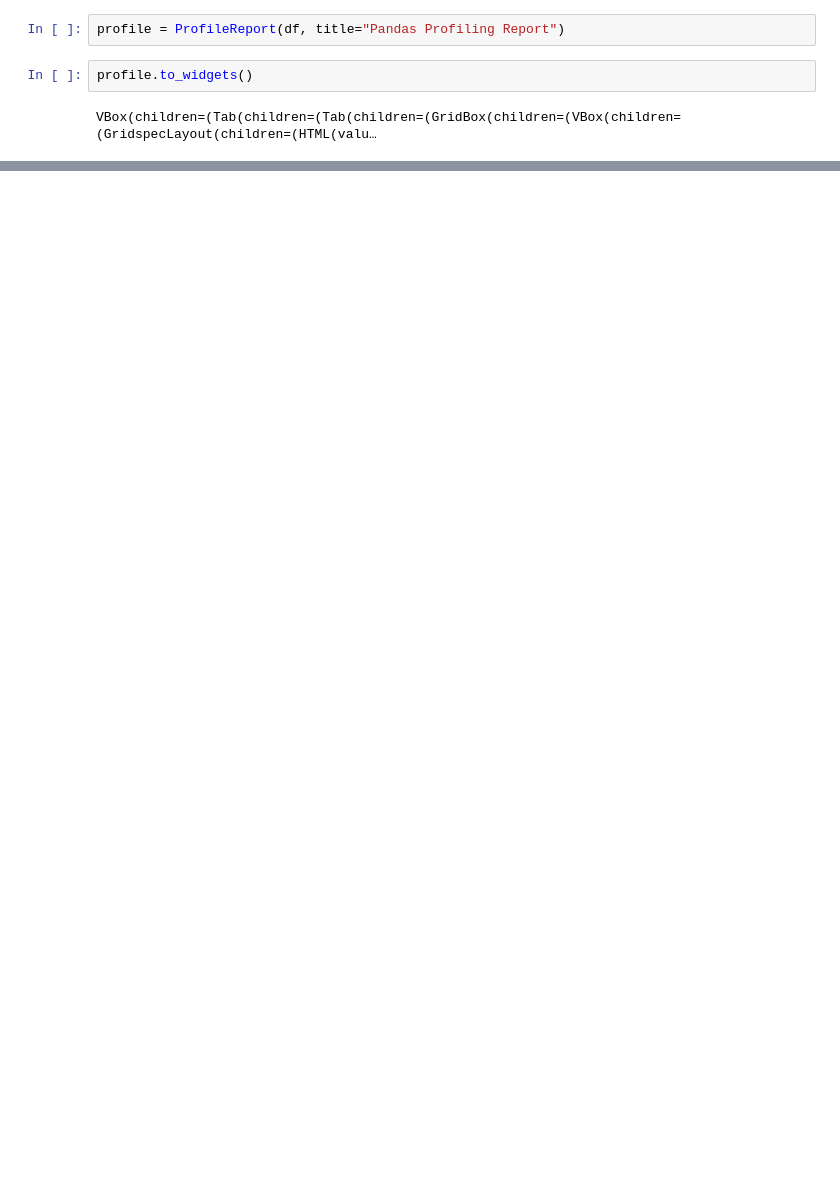
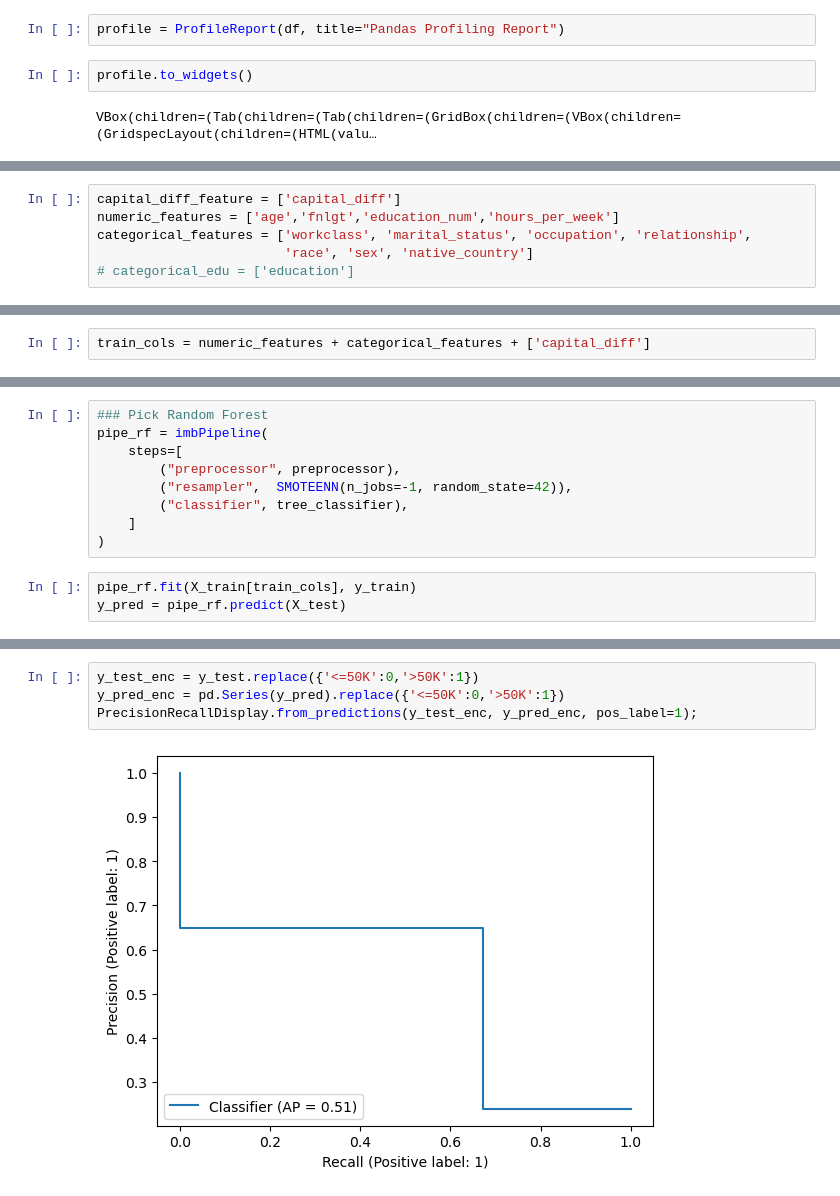
Before and after one commit to jhonsen/census_income, a Jupyter notebook: notebooks/EDA.ipynb, the cells around one changed output, grey strips where cells are left out. Drawn from its saved outputs; the diff is of its cells as text; blank space fills up the shorter version.

```diff
--- a/notebooks/EDA.ipynb
+++ b/notebooks/EDA.ipynb
@@ -18,0 +250,6 @@ VBox(children=(Tab(children=(Tab(children=(GridBox(children=(VBox(children=(Grid
+# %%
+capital_diff_feature = ['capital_diff']
+numeric_features = ['age','fnlgt','education_num','hours_per_week']
+categorical_features = ['workclass', 'marital_status', 'occupation', 'relationship',
+                        'race', 'sex', 'native_country']
+# categorical_edu = ['education']
@@ -18,0 +339,2 @@ VBox(children=(Tab(children=(Tab(children=(GridBox(children=(VBox(children=(Grid
+# %%
+train_cols = numeric_features + categorical_features + ['capital_diff']
@@ -18,0 +360,12 @@ VBox(children=(Tab(children=(Tab(children=(GridBox(children=(VBox(children=(Grid
+# %%
+### Pick Random Forest
+pipe_rf = imbPipeline(
+    steps=[
+        ("preprocessor", preprocessor),
+        ("resampler",  SMOTEENN(n_jobs=-1, random_state=42)),
+        ("classifier", tree_classifier),
+    ]
+)
+# %%
+pipe_rf.fit(X_train[train_cols], y_train)
+y_pred = pipe_rf.predict(X_test)
@@ -18,0 +392,6 @@ VBox(children=(Tab(children=(Tab(children=(GridBox(children=(VBox(children=(Grid
+# %%
+y_test_enc = y_test.replace({'<=50K':0,'>50K':1})
+y_pred_enc = pd.Series(y_pred).replace({'<=50K':0,'>50K':1})
+PrecisionRecallDisplay.from_predictions(y_test_enc, y_pred_enc, pos_label=1);
+# %% [output]
+[figure, added]
```
Also changed, not shown: parts of 38 cells of this notebook.
